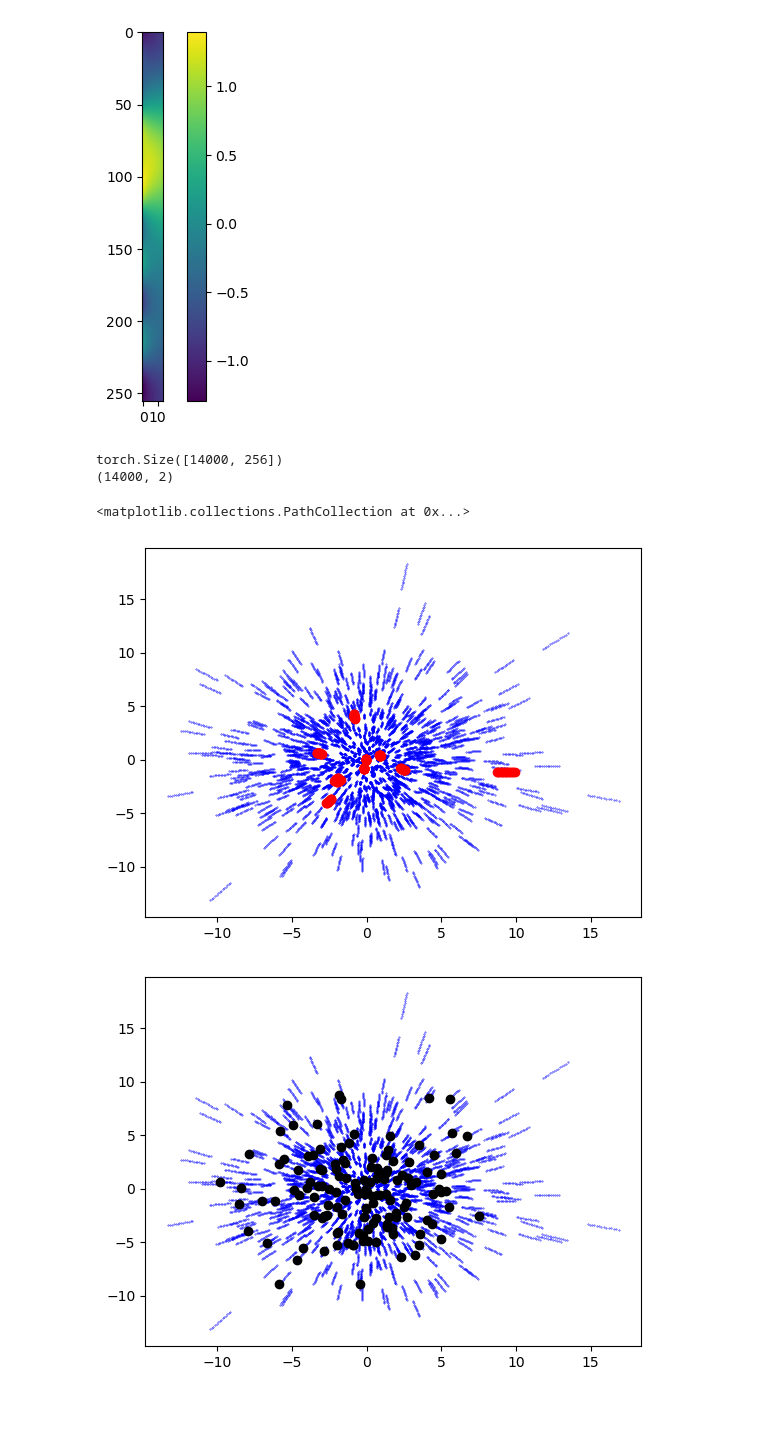
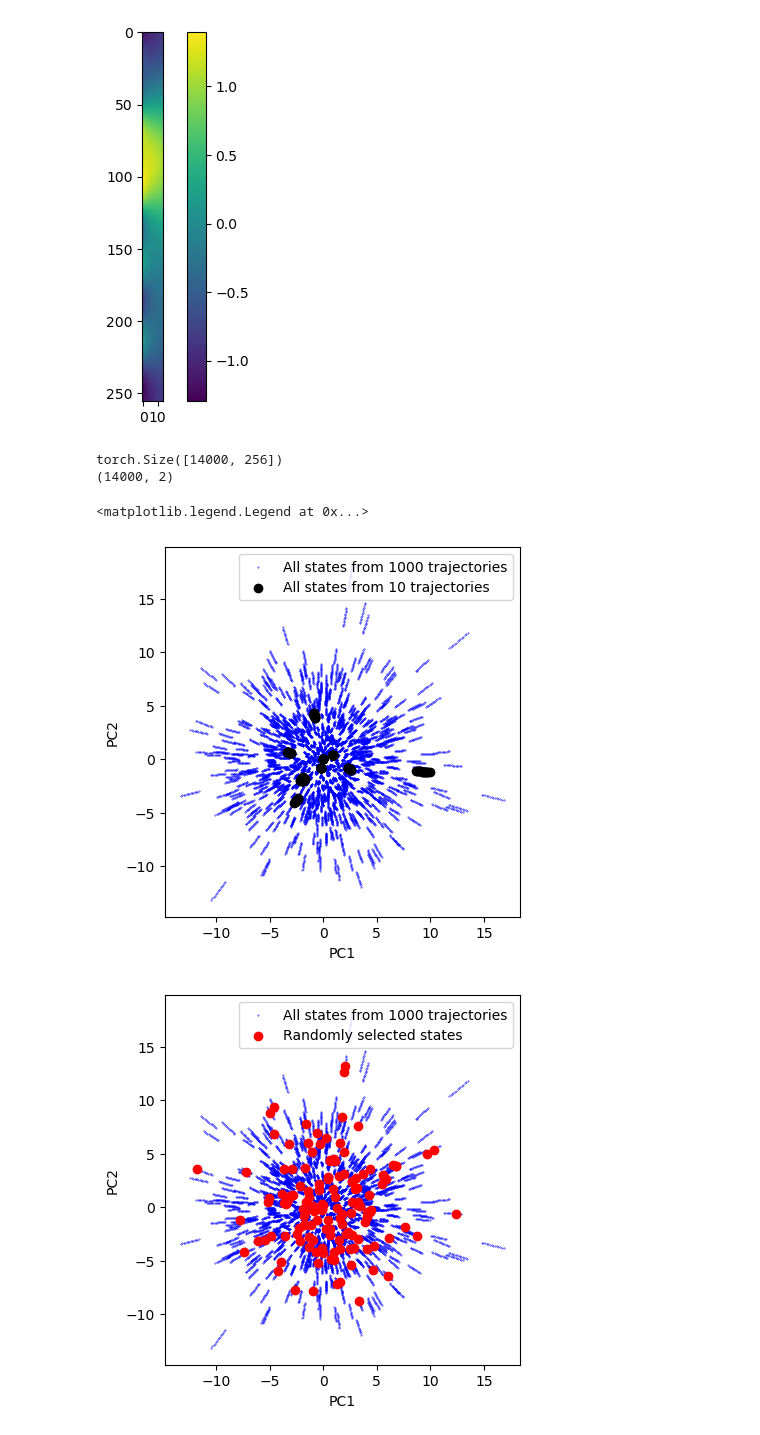
Before and after one commit to yegonkim/stap, a Jupyter notebook: diversity_visualization_heat.ipynb, the cells around one changed output. Cells and saved outputs as stored; diff of their text form; code cells hidden in the pictures; blank space fills up the shorter version.

```diff
--- a/diversity_visualization_heat.ipynb
+++ b/diversity_visualization_heat.ipynb
@@ -36,35 +36,44 @@ data = traj.flatten(2) # (1000, 131, 1) -> (1000, 131)
 
 selected = torch.zeros(*data.shape[0:2]).bool()
 selected[:10, :] = True
 
 selected_scattered = torch.zeros(*data.shape[0:2]).bool()
 selected_scattered = selected_scattered.flatten()
 selected_scattered[torch.randperm(selected_scattered.shape[0])[:selected.sum()]] = True
 
 data = data.flatten(0,1) # (datasize*nt, nx)
 selected = selected.flatten(0,1) # (datasize*nt)a
 
 # perform PCA on data
 from sklearn.decomposition import PCA
 pca = PCA(n_components=2)
 print(data.shape)
 data_transformed = pca.fit_transform(data)
 print(data_transformed.shape)
 
 # plot the first two principal components
 # plot selected components in red
 # plot selected_scattered components in green
 # make the points small
+# make the plot square size
 plt.figure()
 plt.scatter(data_transformed[:,0], data_transformed[:,1], c='b', s=0.1)
-plt.scatter(data_transformed[selected,0], data_transformed[selected,1], c='r')
+plt.scatter(data_transformed[selected,0], data_transformed[selected,1], c='k')
+plt.gca().set_aspect('equal', adjustable='box')
+plt.xlabel('PC1')
+plt.ylabel('PC2')
+plt.legend(['All states from 1000 trajectories', 'All states from 10 trajectories'])
 
 plt.figure()
 plt.scatter(data_transformed[:,0], data_transformed[:,1], c='b', s=0.1)
-plt.scatter(data_transformed[selected_scattered,0], data_transformed[selected_scattered,1], c='k')
+plt.scatter(data_transformed[selected_scattered,0], data_transformed[selected_scattered,1], c='r')
+plt.gca().set_aspect('equal', adjustable='box')
+plt.xlabel('PC1')
+plt.ylabel('PC2')
+plt.legend(['All states from 1000 trajectories', 'Randomly selected states'])
 # %% [output]
 torch.Size([14000, 256])
 (14000, 2)
-<matplotlib.collections.PathCollection at 0x...>
+<matplotlib.legend.Legend at 0x...>
-[figure, old version]
+[figure, new version]
-[figure, old version]
+[figure, new version]
```
Also changed, not shown: 27 other files.
